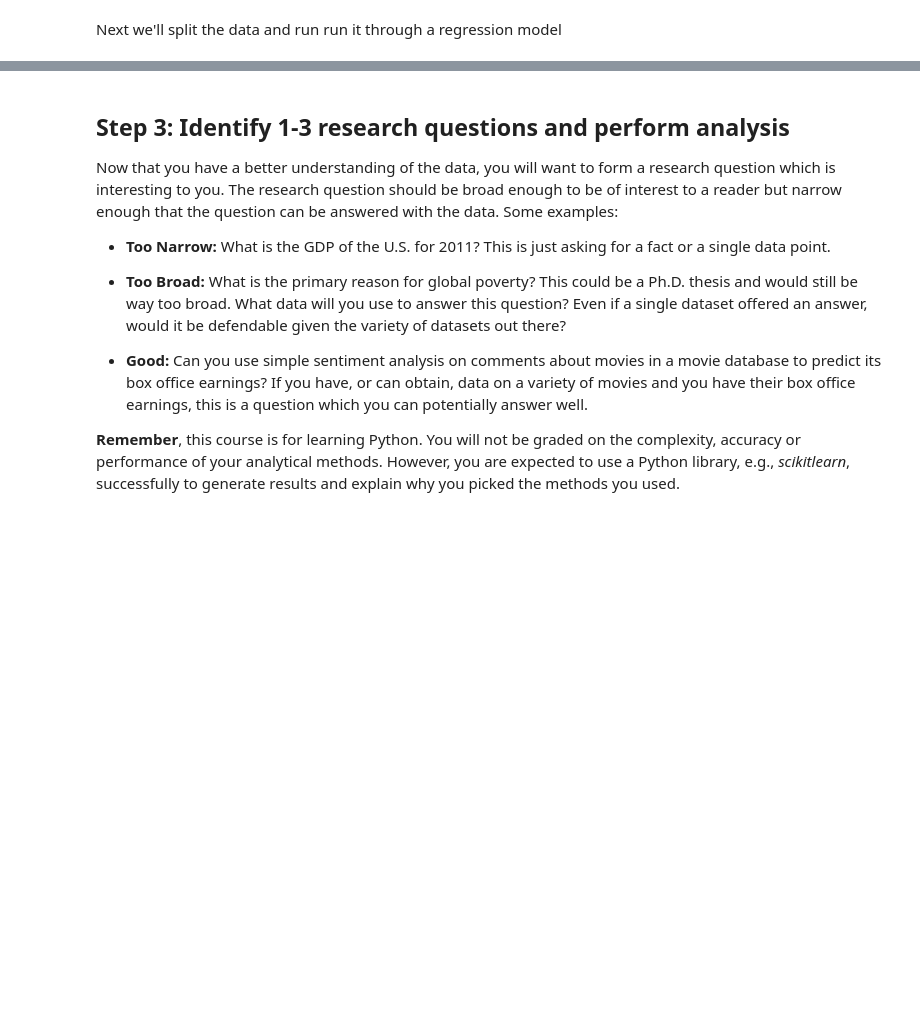
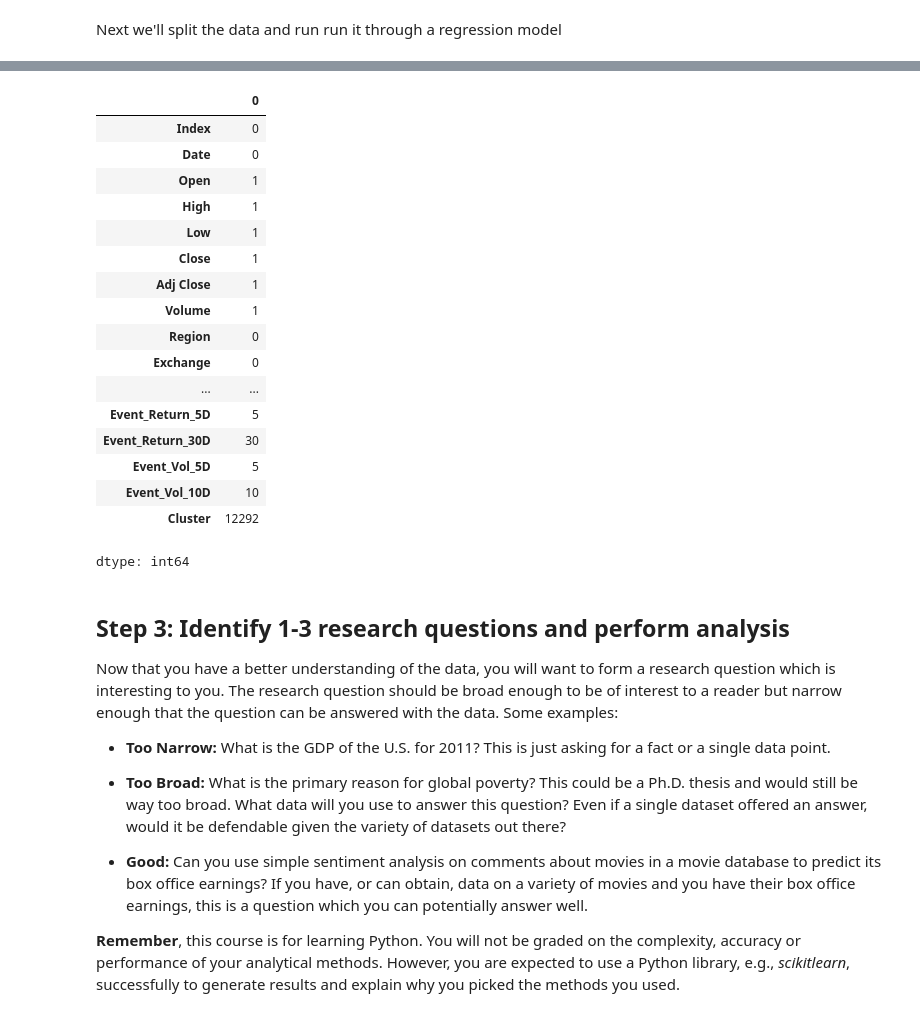
Before and after one commit to kiah-ucsd/DES200, a Jupyter notebook: FinalProject/Final Project_Fall2025.ipynb, the cells around one changed output, grey strips where cells are left out. Drawn from its saved outputs; the diff is of its cells as text; code cells hidden in the pictures; blank space fills up the shorter version.

```diff
--- a/FinalProject/Final Project_Fall2025.ipynb
+++ b/FinalProject/Final Project_Fall2025.ipynb
@@ -960,0 +978,21 @@ Next we'll split the data and run run it through a regression model
+# %%
+df_data_index.isna().sum()
+# %% [output]
+|  | 0 |
+| Index | 0 |
+| Date | 0 |
+| Open | 1 |
+| High | 1 |
+| Low | 1 |
+| Close | 1 |
+| Adj Close | 1 |
+| Volume | 1 |
+| Region | 0 |
+| Exchange | 0 |
+| ... | ... |
+| Event_Return_5D | 5 |
+| Event_Return_30D | 30 |
+| Event_Vol_5D | 5 |
+| Event_Vol_10D | 10 |
+| Cluster | 12292 |
+dtype: int64
```
Also changed, not shown: parts of 10 cells of this notebook.
